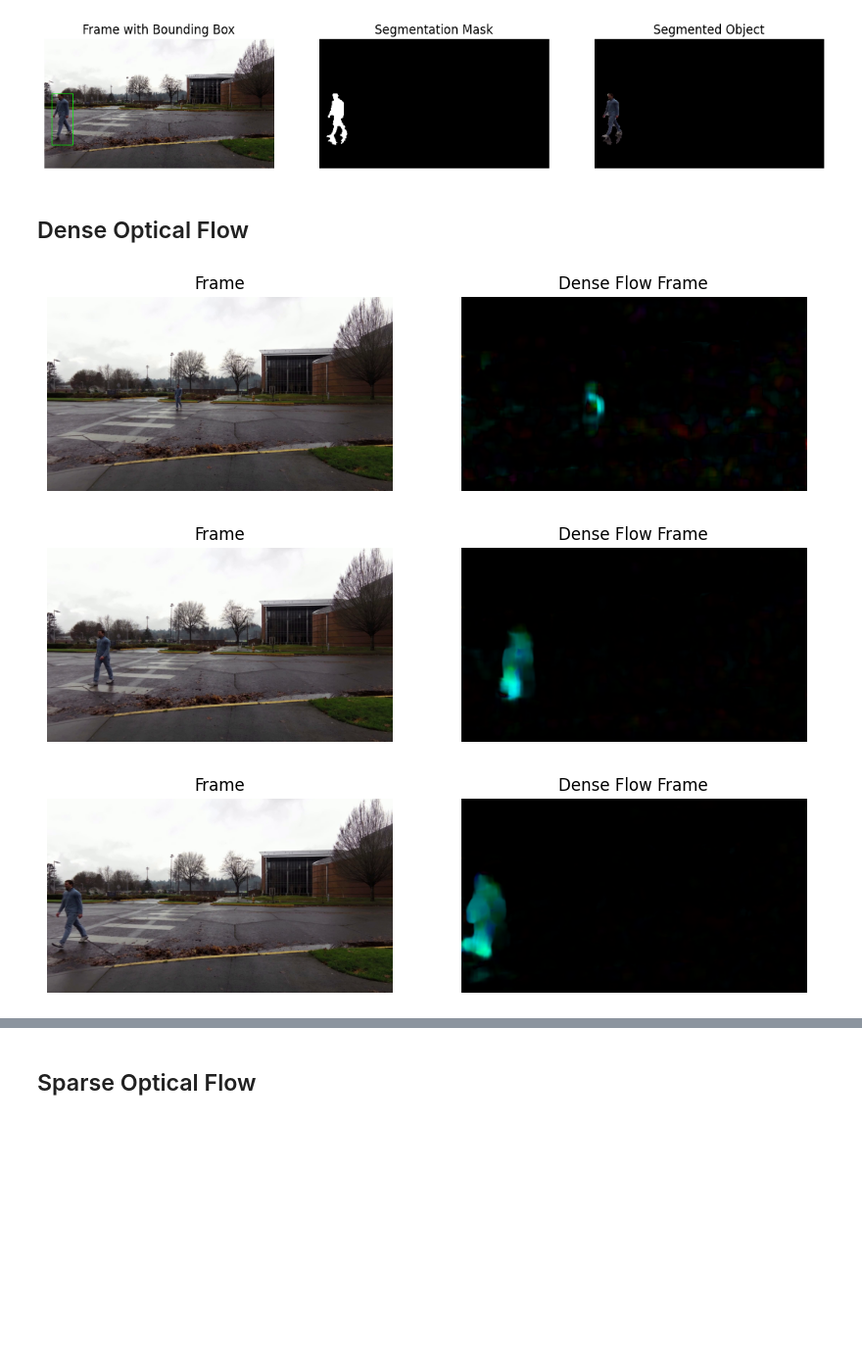
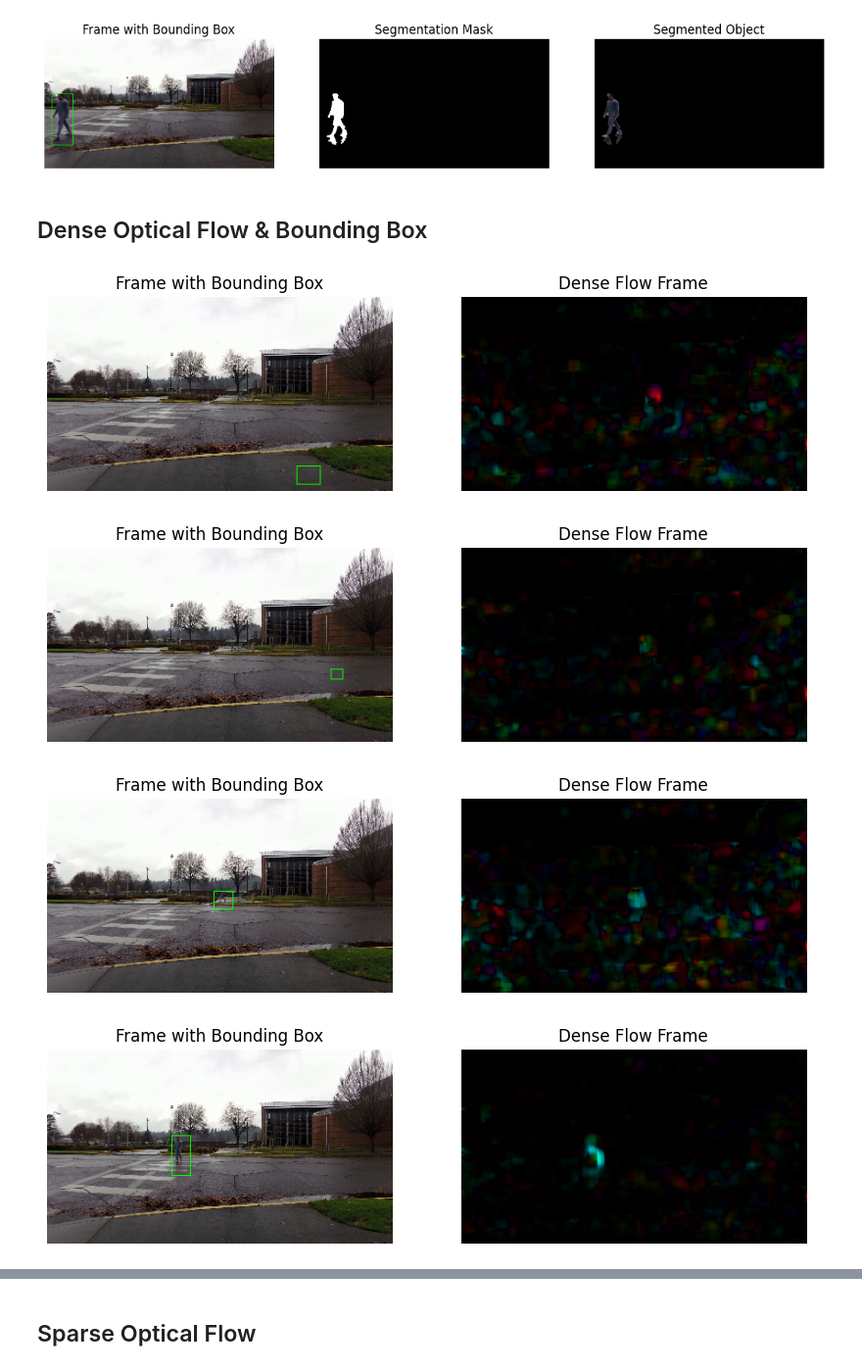
Before and after one commit to vktr274/cv-binary-segmentation, a Jupyter notebook: task3.ipynb, the cells around one changed output, grey strips where cells are left out. Shown at 98% size. Drawn from its saved outputs; the diff is of its cells as text; code cells hidden in the pictures; blank space fills up the shorter version.

Commit message:
Add bounding boxes around objects identified in dense flow

```diff
--- a/task3.ipynb
+++ b/task3.ipynb
@@ -200,7 +200,7 @@ for img1, img2, img3 in zip(frames2, masks2, segmented_frames2):
 [figure]
 [figure]
 # %% [markdown]
-## Dense Optical Flow
+## Dense Optical Flow & Bounding Box
 # %%
 video = cv2.VideoCapture("data/motion/crosswalk.avi")
 _, frame1 = video.read()
@@ -208,8 +208,8 @@ _, frame1 = video.read()
 prev_gray = cv2.cvtColor(frame1, cv2.COLOR_BGR2GRAY)
 prev_gray = cv2.resize(prev_gray, None, fx=scale, fy=scale)
 
-mask = np.zeros((prev_gray.shape[0], prev_gray.shape[1], 3), np.uint8)
-mask[:,:,1] = 255
+flow_image = np.zeros((prev_gray.shape[0], prev_gray.shape[1], 3), np.uint8)
+flow_image[:,:,1] = 255
 
 params = {
     "pyr_scale": 0.5,
@@ -231,18 +231,38 @@ while video.isOpened():
         break
     n += 1
 
+    curr_frame = cv2.resize(curr_frame, None, fx=scale, fy=scale)
     curr_gray = cv2.cvtColor(curr_frame, cv2.COLOR_BGR2GRAY)
-    curr_gray = cv2.resize(curr_gray, None, fx=scale, fy=scale)
 
     flow = cv2.calcOpticalFlowFarneback(prev_gray, curr_gray, None, **params)
     magnitude, angle = cv2.cartToPolar(flow[:,:,0], flow[:,:,1])
 
-    mask[:,:,0] = angle * 180 / np.pi / 2
-    mask[:,:,2] = cv2.normalize(magnitude, None, 0, 255, cv2.NORM_MINMAX)
-    bgr_frame = cv2.cvtColor(mask, cv2.COLOR_HSV2BGR)
-    cv2.imshow("Frame", bgr_frame)
+    flow_image[:,:,0] = angle * 180 / np.pi / 2
+    flow_image[:,:,2] = cv2.normalize(magnitude, None, 0, 255, cv2.NORM_MINMAX)
 
-    if n in frames_to_save:
+    mask = np.where(flow_image[:,:,2] > 45, 1, 0).astype(np.uint8)
+
+    contours, _ = cv2.findContours(mask, cv2.RETR_EXTERNAL, cv2.CHAIN_APPROX_SIMPLE)
+
+    areas = []
+    for contour in contours:
+        areas.append(cv2.contourArea(contour))
+
+    mask = np.zeros_like(mask)
+
+    if len(areas):
+        largest = contours[np.argmax(areas)]
+        mask = cv2.fillPoly(mask, [largest], 1)
+        x, y, w, h = cv2.boundingRect(largest)
+        cv2.rectangle(curr_frame, (x, y), (x + w, y + h), (0,255,0), 1)
+
+    cv2.imshow("Mask", mask*255)
+
+    bgr_frame = cv2.cvtColor(flow_image, cv2.COLOR_HSV2BGR)
+    cv2.imshow("Flow", bgr_frame)
+    cv2.imshow("Frame", curr_frame)
+
+    if n in frames_to_save + [10,25,50]:
         frames3.append(curr_frame)
         dense_frames.append(bgr_frame)
 
@@ -253,20 +273,21 @@ cv2.destroyAllWindows()
 # %%
 rows = 1
 cols = 2
 
 for img1, img2 in zip(frames3, dense_frames):
     fig = plt.figure(figsize=(10,5))
 
     fig.add_subplot(rows, cols, 1)
     plt.axis("off")
-    plt.title("Frame")
+    plt.title("Frame with Bounding Box")
     plt.imshow(img1[:,:,::-1])
 
     fig.add_subplot(rows, cols, 2)
     plt.axis("off")
     plt.title("Dense Flow Frame")
     plt.imshow(img2[:,:,::-1])
 # %% [output]
-[figure, old version]
+[figure, new version]
-[figure, old version]
+[figure, new version]
-[figure, old version]
+[figure, new version]
+[figure, added]
```
Also changed, not shown: parts of 1 cell of this notebook.
